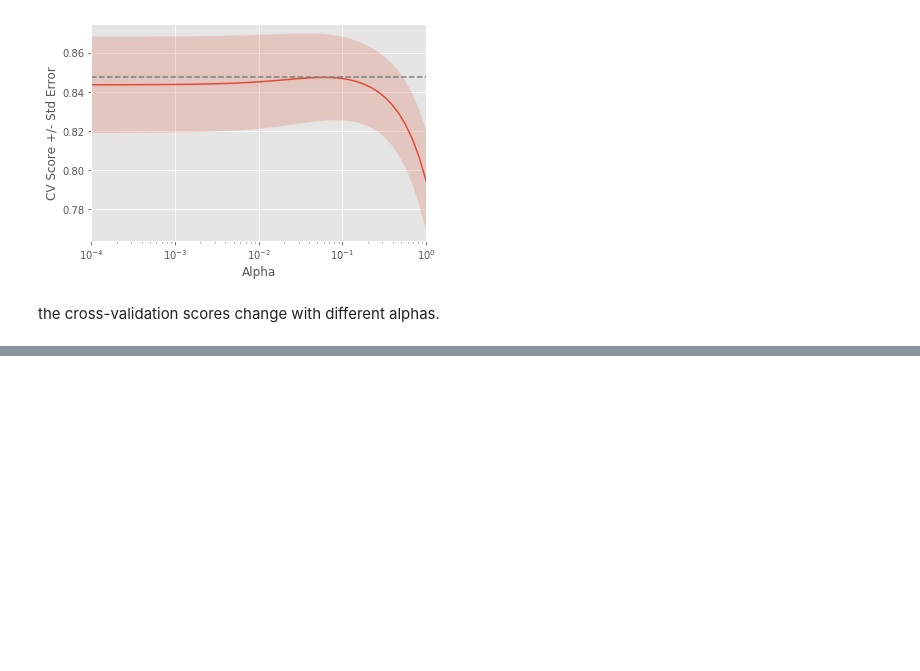
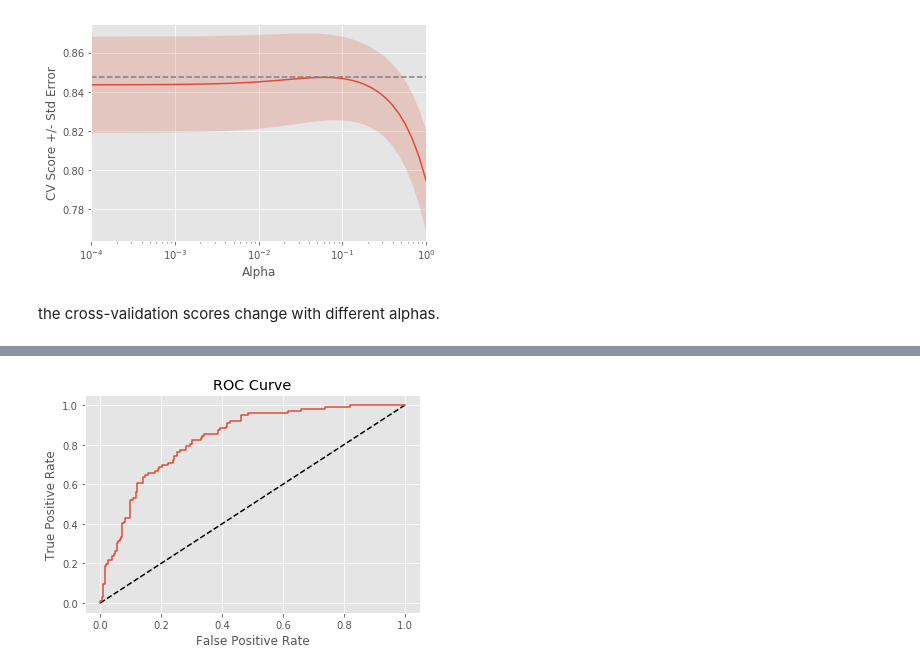
Before and after one commit to VictorOmondi1997/Supervised-Learning-with-scikit-learn, a Jupyter notebook: Supervised Learning with scikit-learn.ipynb, the cells around one changed output, grey strips where cells are left out. Saved outputs shown, nothing was run; the diff lists cells and outputs as text; code cells hidden in the pictures; blank space fills up the shorter version.

```diff
--- a/Supervised Learning with scikit-learn.ipynb
+++ b/Supervised Learning with scikit-learn.ipynb
@@ -1043,0 +1262,16 @@ the cross-validation scores change with different alphas.
+# %%
+# Compute predicted probabilities: y_pred_prob
+y_pred_prob_pidd = logreg_pidd.predict_proba(X_test_pidd)[:,1]
+
+# Generate ROC curve values: fpr, tpr, thresholds
+fpr_pidd, tpr_pidd, thresholds_pidd = roc_curve(y_test_pidd, y_pred_prob_pidd)
+
+# Plot ROC curve
+plt.plot([0, 1], [0, 1], 'k--')
+plt.plot(fpr_pidd, tpr_pidd)
+plt.xlabel('False Positive Rate')
+plt.ylabel('True Positive Rate')
+plt.title('ROC Curve')
+plt.show()
+# %% [output]
+[figure, added]
```
Also changed, not shown: parts of 29 cells of this notebook.
